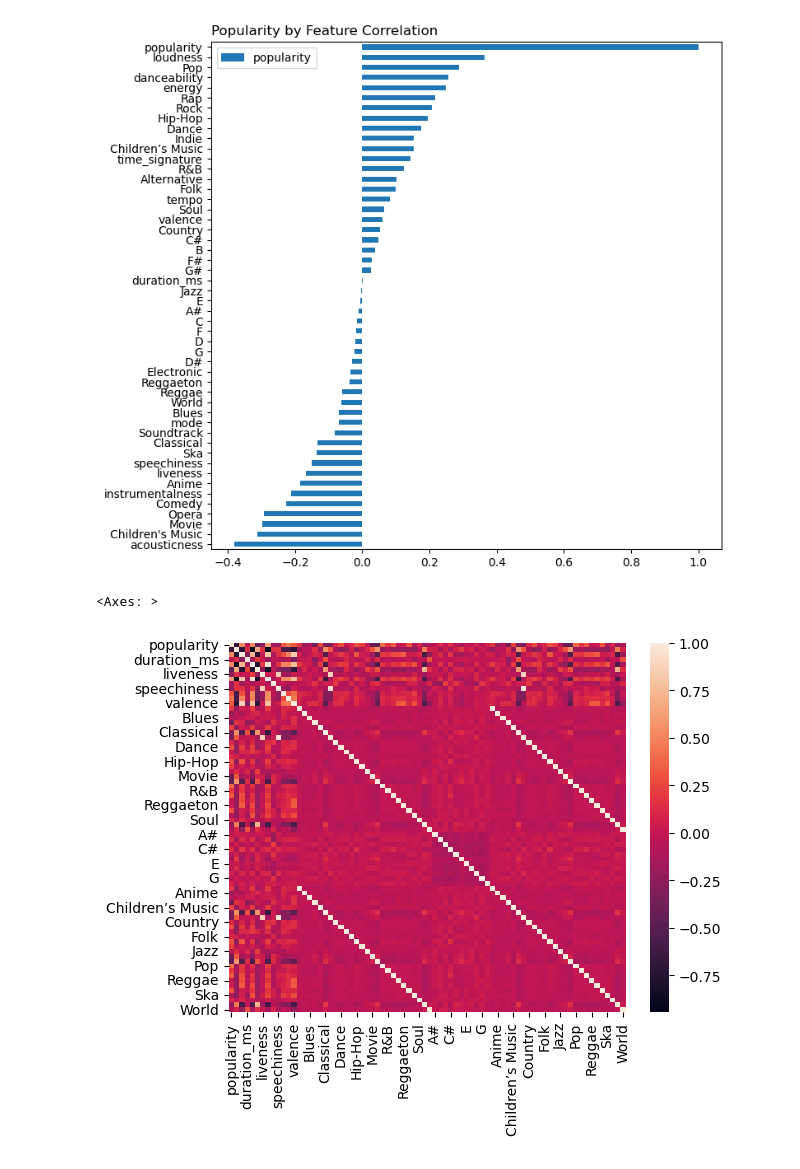
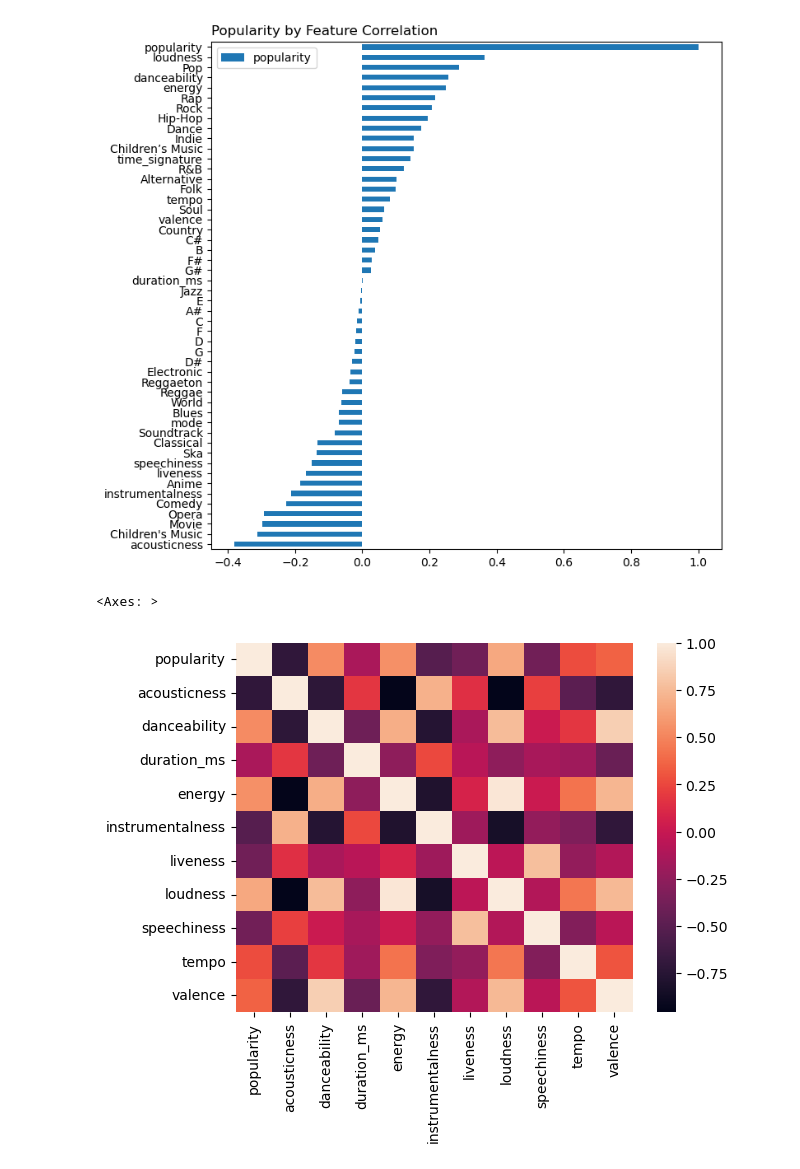
Before and after one commit to dillondiatlo/Team2, a Jupyter notebook: Dillon/Dillon_Cleaning copy.ipynb, the cells around one changed output. Drawn from its saved outputs; the diff is of its cells as text; code cells hidden in the pictures.

```diff
--- a/Dillon_Cleaning copy.ipynb
+++ b/Dillon/Dillon_Cleaning copy.ipynb
@@ -355,9 +355,10 @@ plt.title('Popularity by Feature Correlation', loc='left')
 Text(0.0, 1.0, 'Popularity by Feature Correlation')
 [figure]
 # %%
-dfpop = df.corr(numeric_only=True).sort_values(by='popularity', ascending = False)
+spotify = pd.read_csv('../Team2/SpotifyFeatures.csv')
+spotify_pop = spotify.corr(numeric_only=True).sort_values(by='popularity', ascending = False)
 # %%
-sns.heatmap(dfpop.corr())
+sns.heatmap(spotify_pop.corr())
 # %% [output]
 <Axes: >
-[figure, old version]
+[figure, new version]
```
Also changed, not shown: 3 other files.
